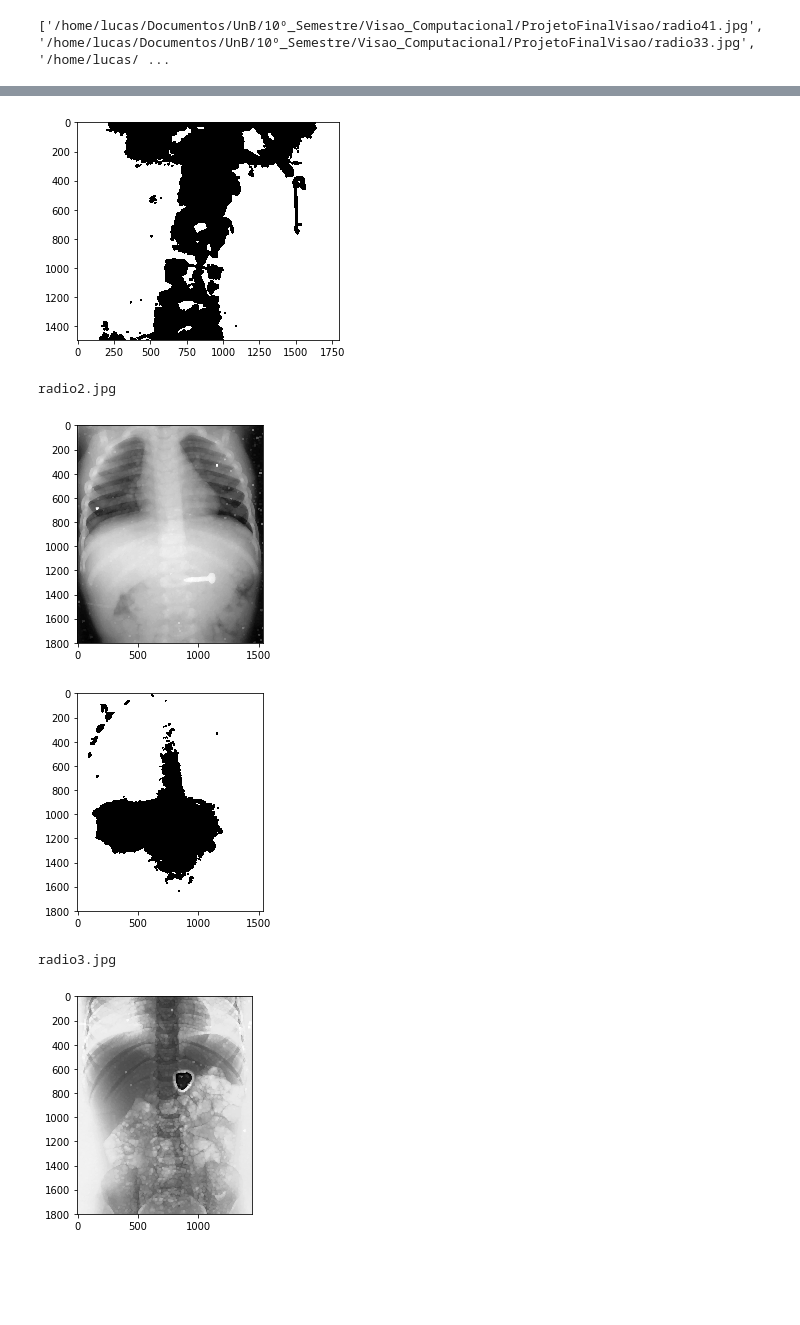
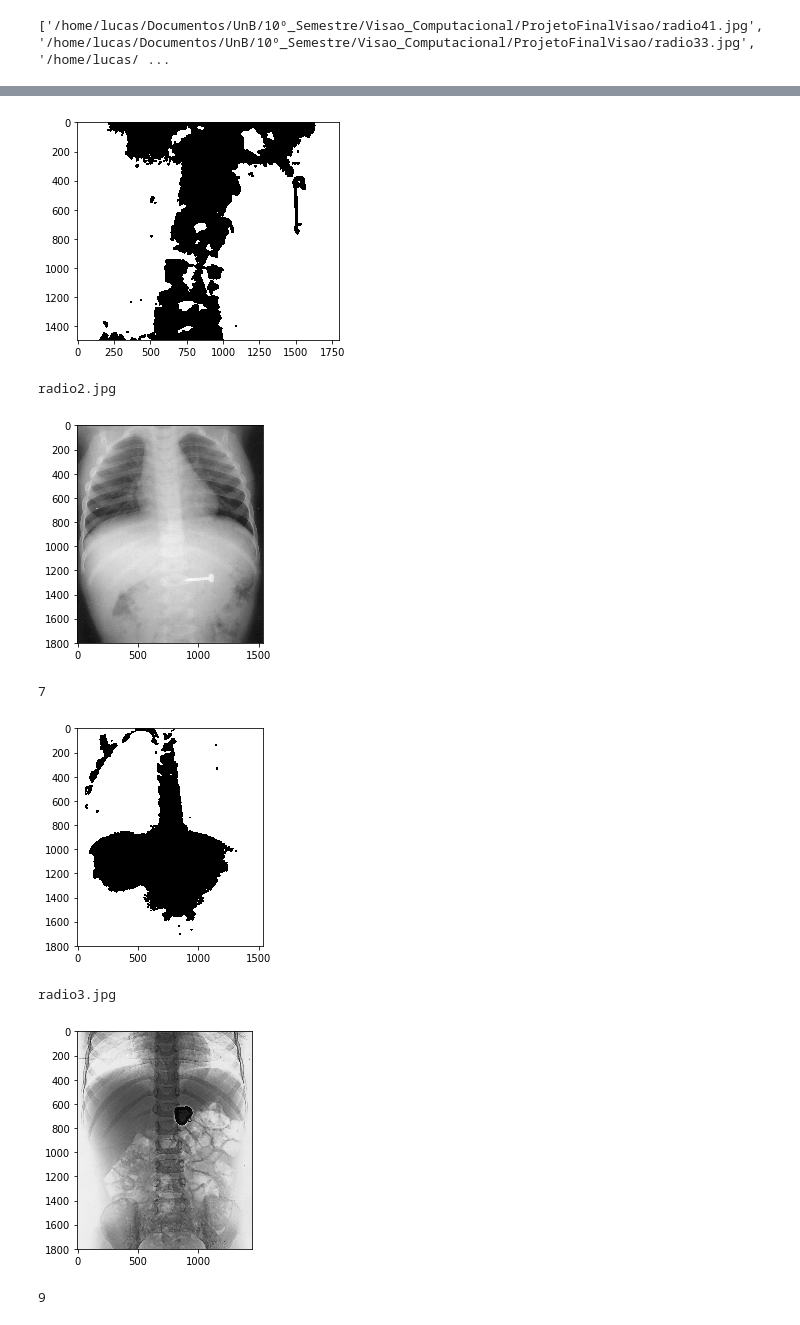
Before and after one commit to TrabalhosDaUnB/ProjetoFinalVisao, a Jupyter notebook: Deteccao_Corpos_Estranhos.ipynb, the cells around one changed output, grey strips where cells are left out. Saved outputs shown, nothing was run; the diff lists cells and outputs as text; code cells hidden in the pictures; blank space fills up the shorter version.

Commit message:
commit3 - diminuindo o intervalo de pixels

```diff
--- a/Deteccao_Corpos_Estranhos.ipynb
+++ b/Deteccao_Corpos_Estranhos.ipynb
@@ -12,7 +12,7 @@ import numpy as np
 import matplotlib.pyplot as plt
 
 
-for i in range(50):
+for i in range(52):
 
 
 #======================SÓ=COM=DILATACAO=E=INTERVALO====================================
@@ -32,20 +32,14 @@ for i in range(50):
     # DILATAR OS PIXELS DA IMAGEM VISANDO DESTACAR OS CORPOS ESTRANHOS MENORES
 
     ## elementoEstruturante
-    elementoEstruturante = cv2.getStructuringElement(cv2.MORPH_ELLIPSE, (4,4))
-    imgTeste = cv2.dilate(imgTeste, elementoEstruturante, iterations = 5)
+    #elementoEstruturante = cv2.getStructuringElement(cv2.MORPH_ELLIPSE, (4,4))
+    #imgTeste = cv2.dilate(imgTeste, elementoEstruturante, iterations = 5)
 
 
 
     plt.gray()
     plt.imshow(imgTeste)
     plt.show()
-
-
-
-    # DETECTAR BORDAS
-
-
 
 
     ## Coletar o maior valor dos pixels da imagem (considerando corpo estranho denso)
@@ -57,38 +51,66 @@ for i in range(50):
 
 
     # SELECIONANDO PIXEL'S DE UM INTERVALO
-    _, img2 = cv2.threshold(imgTeste, maiorValorPixel-40, maiorValorPixel, cv2.THRESH_BINARY_INV)
+    #_, img2 = cv2.threshold(imgTeste, maiorValorPixel-40, maiorValorPixel, cv2.THRESH_BINARY_INV)
 
 
 #====================================================================================================
 
 
-#===========================COM=BORDAS================================================================
-
-    # PROCURANDO BORDAS
 
 
 
-    imgBorda = imgTeste - imgNormal
 
-    imgProcessada = imgBorda - img2
+#========================================DIMINUIR=INTERVALO=DE=CORES=================================
+
+
+
+
+    for i in range(quantidadeLinhas):
+        for j in range(quantidadeColunas):
+            imgTeste[i][j] = imgTeste[i][j] / 25
+
+
+
+
+    elementoEstruturante = cv2.getStructuringElement(cv2.MORPH_ELLIPSE, (4,4))
+    imgTeste = cv2.dilate(imgTeste, elementoEstruturante, iterations = 5)
+
+
+    maiorValorPixel = max([valor for quantidadeLinhas in imgTeste for valor in quantidadeLinhas])
+    print(maiorValorPixel)
+    _, img2 = cv2.threshold(imgTeste, maiorValorPixel-2, maiorValorPixel, cv2.THRESH_BINARY_INV)
+
+
+
+
+#===========================COM=BORDAS================================================================
+
+    #PROCURANDO BORDAS
+
+
+    #BORDAS PÓS DILATAÇÃO
+    #imgBorda = imgTeste - imgNormal
+
+
 
 
 
     ## APLICANDO NOVAMENTE A DILATAÇÃO
 
-    elementoEstruturante = cv2.getStructuringElement(cv2.MORPH_ELLIPSE, (2,2))
-    imgProcessada = cv2.dilate(imgProcessada, elementoEstruturante, iterations = 1)
+    #elementoEstruturante = cv2.getStructuringElement(cv2.MORPH_ELLIPSE, (2,2))
+    #imgProcessada = cv2.dilate(imgProcessada, elementoEstruturante, iterations = 1)
 
 
 
 
     # SELECIONANDO MAIS UMA VEZ PIXEL'S DE UM INTERVALO
-    maiorValorPixel = max([valor for quantidadeLinhas in imgProcessada for valor in quantidadeLinhas])
-    _, imgProcessada = cv2.threshold(imgProcessada, maiorValorPixel-100, maiorValorPixel, cv2.THRESH_BINARY_INV)
+    #maiorValorPixel = max([valor for quantidadeLinhas in imgProcessada for valor in quantidadeLinhas])
+    #_, imgProcessada = cv2.threshold(imgProcessada, maiorValorPixel-100, maiorValorPixel, cv2.THRESH_BINARY_INV)
 
 
 #===============================================================================================================
+
 
 
 
@@ -102,6 +125,8 @@ radio1.jpg
-[figure, old version]
+[figure, new version]
-radio2.jpg
+radio2.jpg
-[figure, old version]
+[figure, new version]
+7
-[figure, old version]
+[figure, new version]
-radio3.jpg
+radio3.jpg
-[figure, old version]
+[figure, new version]
+9
```
Also changed, not shown: parts of 1 cell of this notebook.
